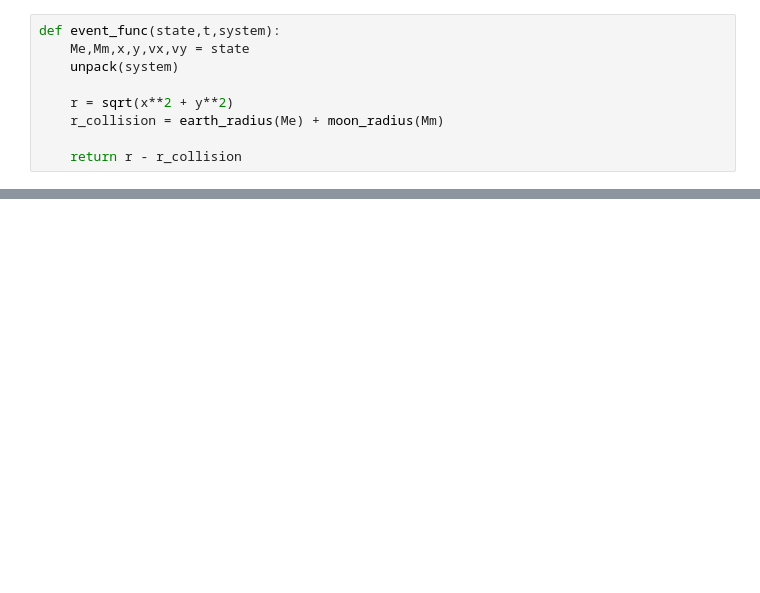
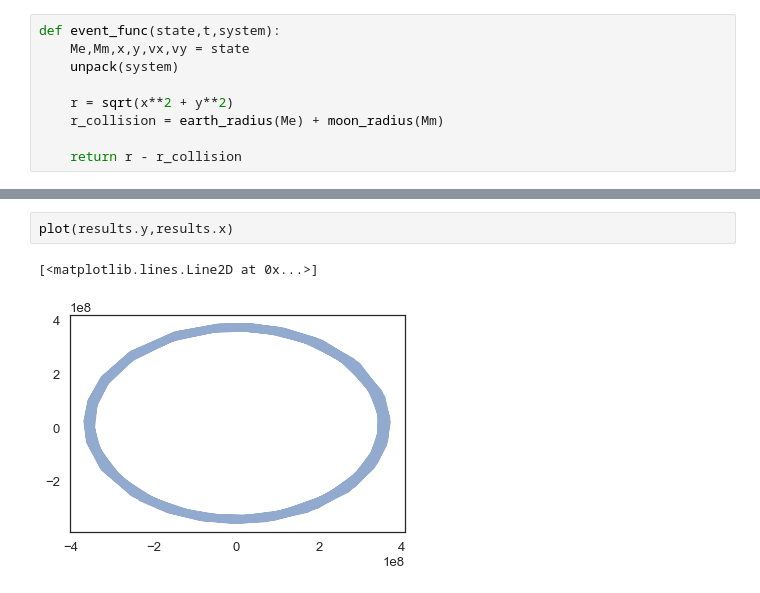
Before and after one commit to michaelremley/ModSim-Project-3, a Jupyter notebook: Project 3 Notebook.ipynb, the cells around one changed output, grey strips where cells are left out. Drawn from its saved outputs; the diff is of its cells as text; blank space fills up the shorter version.

```diff
--- a/Project 3 Notebook.ipynb
+++ b/Project 3 Notebook.ipynb
@@ -162,0 +162,5 @@ plot(r)
+# %%
+plot(results.y,results.x)
+# %% [output]
+[<matplotlib.lines.Line2D at 0x...>]
+[figure, added]
```
Also changed, not shown: parts of 9 cells of this notebook.
